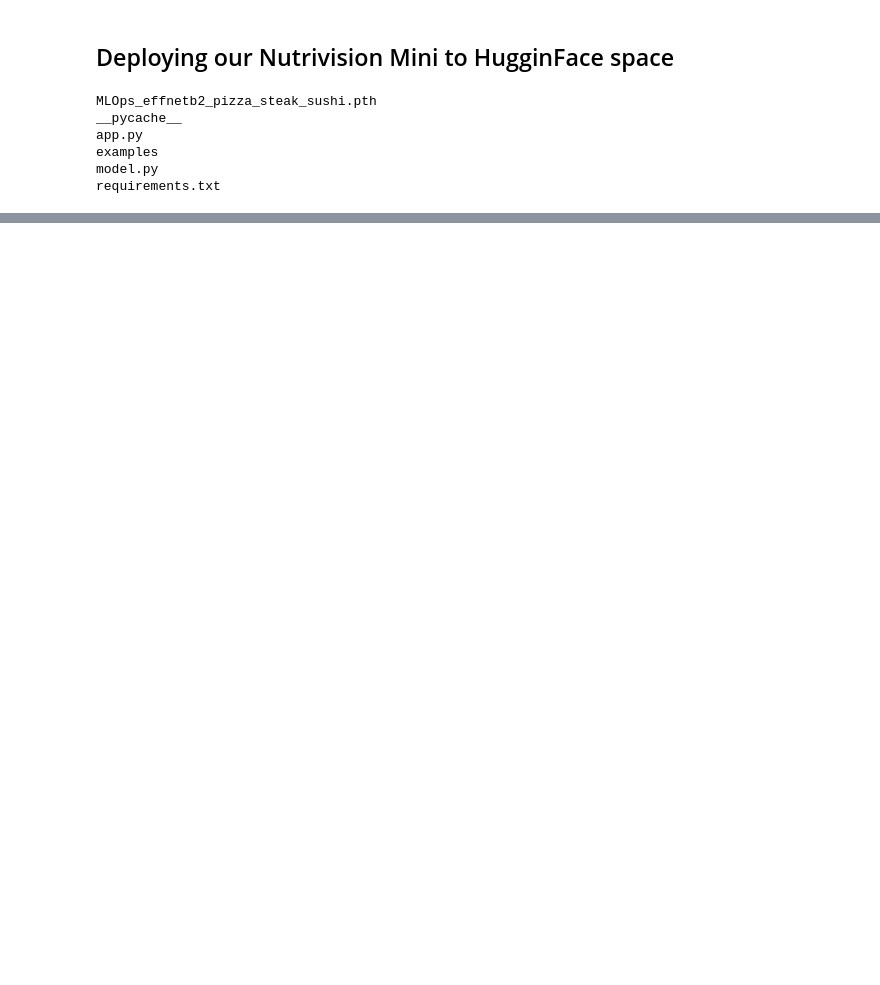
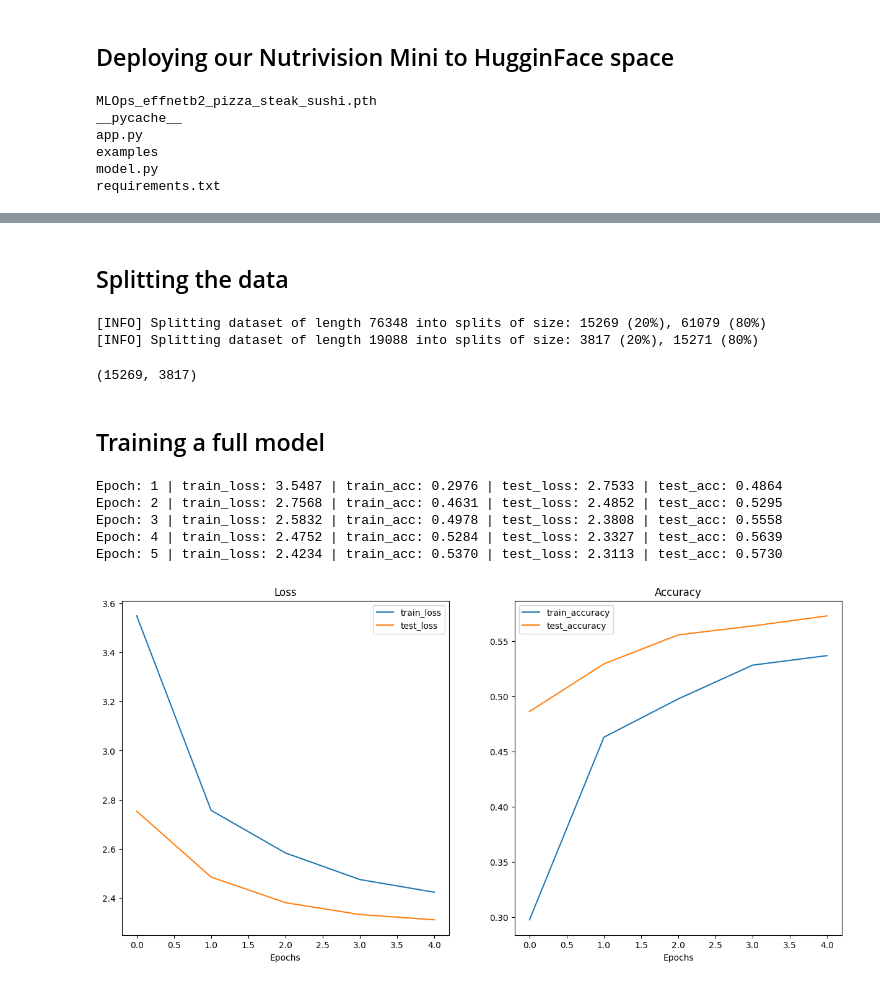
Before and after one commit to PWRXNDR/full_MLOps_cycle, a Jupyter notebook: full_MLOps.ipynb, the cells around one changed output, grey strips where cells are left out. Cells and saved outputs as stored; diff of their text form; code cells hidden in the pictures; blank space fills up the shorter version.

```diff
--- a/full_MLOps.ipynb
+++ b/full_MLOps.ipynb
@@ -983,0 +980,3 @@ IFrame(src='https://hf.space/embed/pwrxndr/nutrivisionai_mini/+', width=900, hei
+# %%
+# Create EffNetB2 model capable of fitting to 101 classes for Food101
+effnetb2_food101, effnetb2_transforms = create_effnetb2_model(num_classes=96)
@@ -983,0 +1116,67 @@ IFrame(src='https://hf.space/embed/pwrxndr/nutrivisionai_mini/+', width=900, hei
+# %% [markdown]
+## Splitting the data
+# %%
+# Create training 20% split of Food101
+train_data_food101_20_percent, _ = split_dataset(dataset=train_data,
+                                                 split_size=0.2)
+
+# Create testing 20% split of Food101
+test_data_food101_20_percent, _ = split_dataset(dataset=test_data,
+                                                split_size=0.2)
+
+len(train_data_food101_20_percent), len(test_data_food101_20_percent)
+# %% [output]
+[INFO] Splitting dataset of length 76348 into splits of size: 15269 (20%), 61079 (80%)
+[INFO] Splitting dataset of length 19088 into splits of size: 3817 (20%), 15271 (80%)
+(15269, 3817)
+# %%
+import os
+import torch as pt
+
+BATCH_SIZE = 32
+NUM_WORKERS = 2 if os.cpu_count() <= 4 else 4 # this value is very experimental and will depend on the hardware you have available, Google Colab generally provides 2x CPUs
+
+# Create Food101 20 percent training DataLoader
+train_dataloader_food101_20_percent = pt.utils.data.DataLoader(train_data_food101_20_percent,
+                                                                  batch_size=BATCH_SIZE,
+                                                                  shuffle=True,
+                                                                  num_workers=NUM_WORKERS)
+# Create Food101 20 percent testing DataLoader
+test_dataloader_food101_20_percent = pt.utils.data.DataLoader(test_data_food101_20_percent,
+                                                                 batch_size=BATCH_SIZE,
+                                                                 shuffle=False,
+                                                                 num_workers=NUM_WORKERS)
+# %% [markdown]
+## Training a full model
+# %%
+from going_modular import engine
+
+# Setup optimizer
+optimizer = pt.optim.Adam(params=effnetb2_food101.parameters(),
+                             lr=1e-3)
+
+# Setup loss function
+loss_fn = pt.nn.CrossEntropyLoss(label_smoothing=0.1) # throw in a little label smoothing because so many classes
+
+# Want to beat original Food101 paper with 20% of data, need 56.4%+ acc on test dataset
+pt.manual_seed(42)
+effnetb2_food101_results = engine.train(model=effnetb2_food101,
+                                        train_dataloader=train_dataloader_food101_20_percent,
+                                        test_dataloader=test_dataloader_food101_20_percent,
+                                        optimizer=optimizer,
+                                        loss_fn=loss_fn,
+                                        epochs=5,
+                                        device='cpu')
+# %% [output]
+Epoch: 1 | train_loss: 3.5487 | train_acc: 0.2976 | test_loss: 2.7533 | test_acc: 0.4864
+Epoch: 2 | train_loss: 2.7568 | train_acc: 0.4631 | test_loss: 2.4852 | test_acc: 0.5295
+Epoch: 3 | train_loss: 2.5832 | train_acc: 0.4978 | test_loss: 2.3808 | test_acc: 0.5558
+Epoch: 4 | train_loss: 2.4752 | train_acc: 0.5284 | test_loss: 2.3327 | test_acc: 0.5639
+Epoch: 5 | train_loss: 2.4234 | train_acc: 0.5370 | test_loss: 2.3113 | test_acc: 0.5730
+# %%
+from helper_functions import plot_loss_curves
+
+# Check out the loss curves for FoodVision Big
+plot_loss_curves(effnetb2_food101_results)
+# %% [output]
+[figure, added]
```
Also changed, not shown: parts of 46 cells of this notebook.
